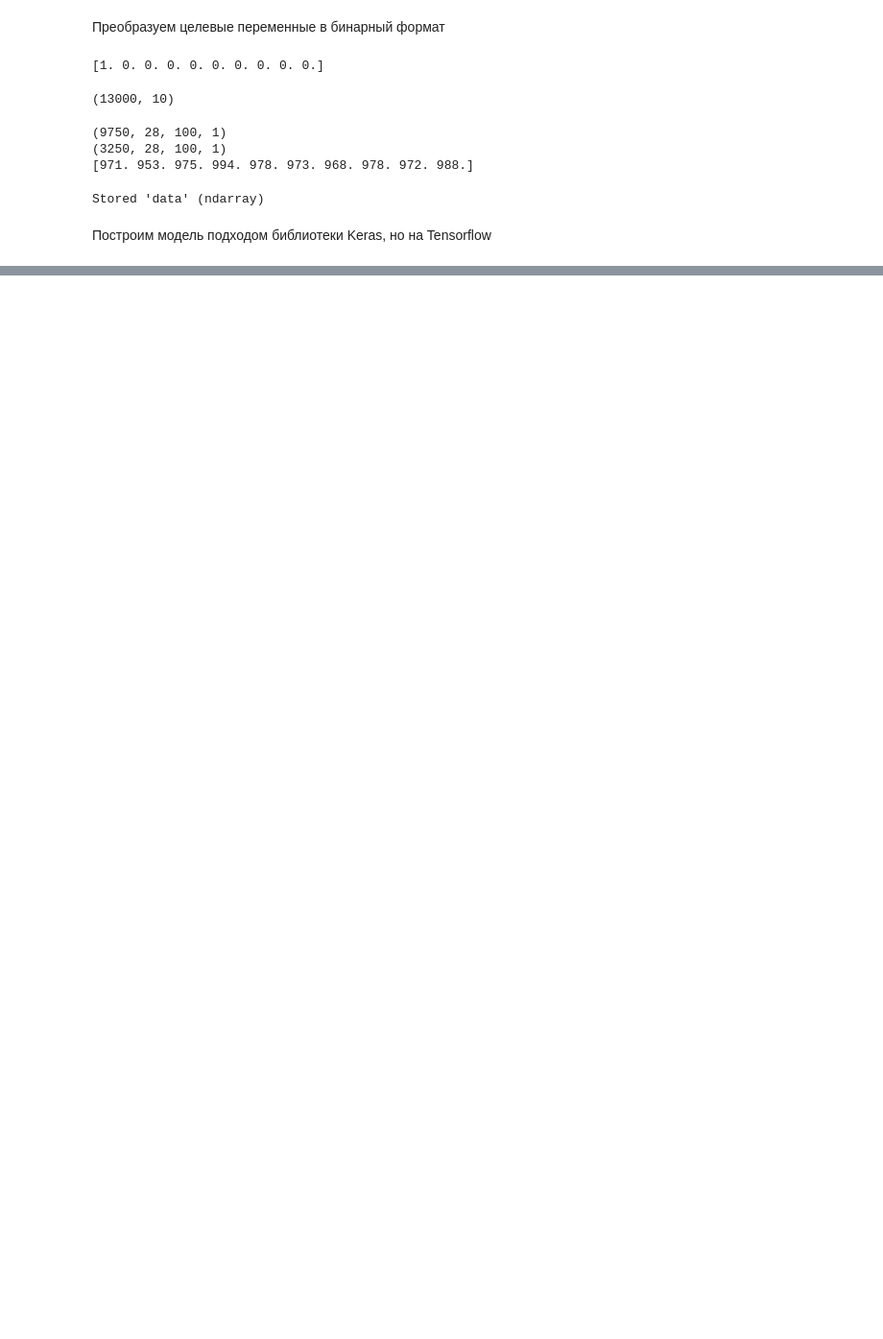
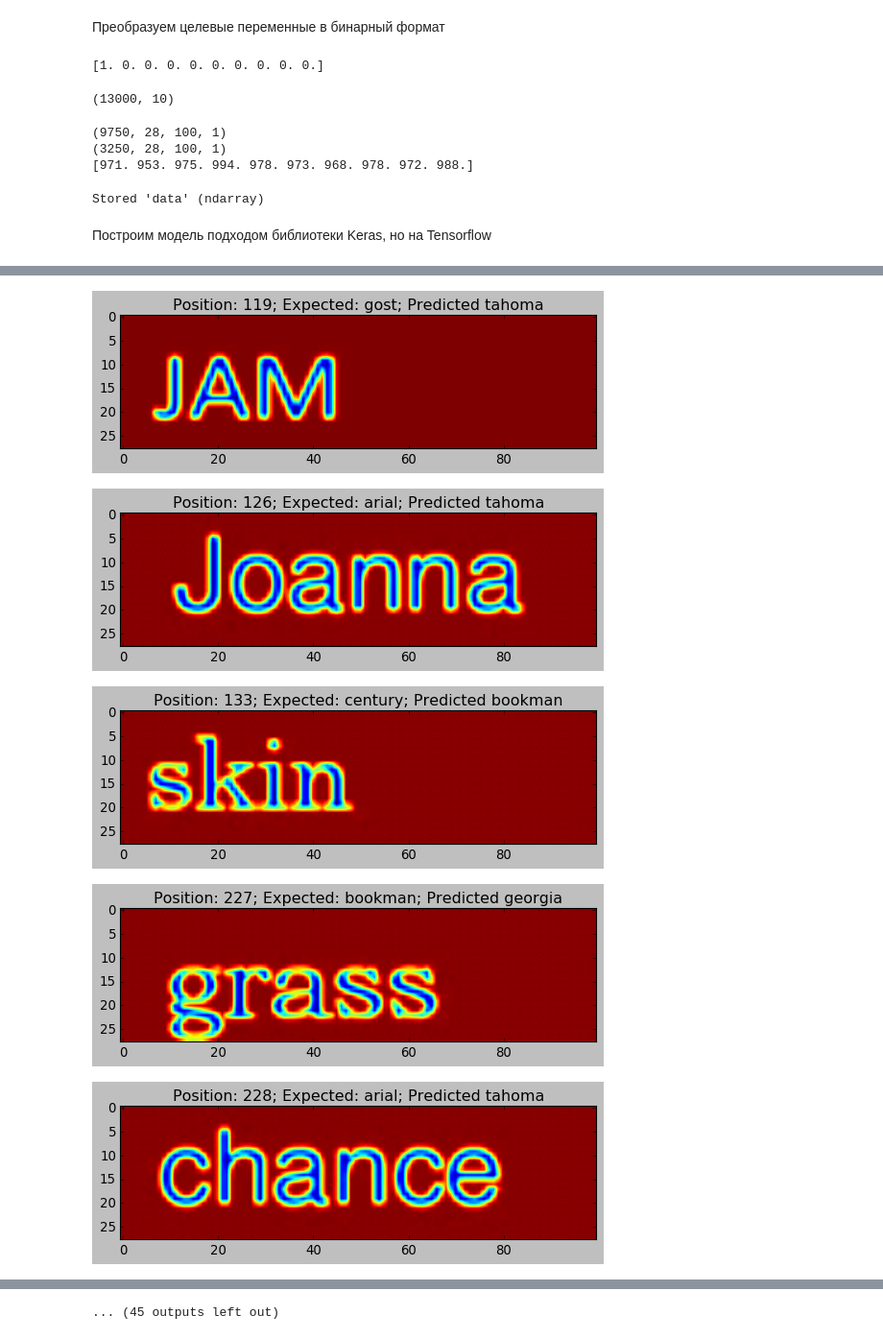
Before and after one commit to Korolyow/NN-for-fonts-classification, a Jupyter notebook: cv_fonts.ipynb, the cells around one changed output, grey strips where cells are left out. Shown at 96% size. Drawn from its saved outputs; the diff is of its cells as text; code cells hidden in the pictures; blank space fills up the shorter version.

```diff
--- a/cv_fonts.ipynb
+++ b/cv_fonts.ipynb
@@ -384,0 +233,17 @@ with tf.Session() as sess:
+# %%
+fp_indeces = (~(y_test == y_pred)).nonzero()[0]
+# %%
+def plot_fp_results(indeces, classes):
+
+    for i in indeces:
+        plt.figure()
+        plt.imshow(np.reshape(X_test[i], (28, 100)))
+        plt.title('Position: {}; Expected: {}; Predicted {}'.format(i, classes[y_test[i]], classes[y_pred[i]]))
+
+plot_fp_results(fp_indeces, classes)
+# %% [output]
+[figure, added]
+[figure, added]
+[figure, added]
+[figure, added]
+[figure, added]
@@ -384,0 +257 @@ with tf.Session() as sess:
+... (45 outputs left out)
```
Also changed, not shown: parts of 19 cells of this notebook, 2 other files.
